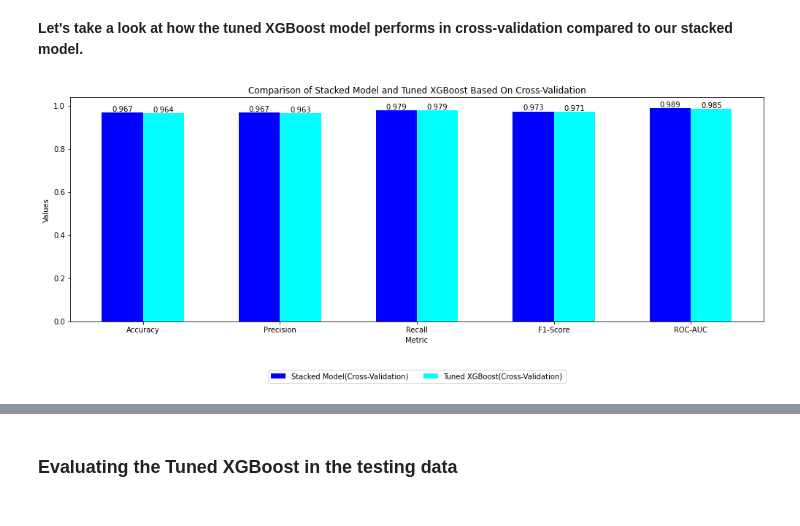
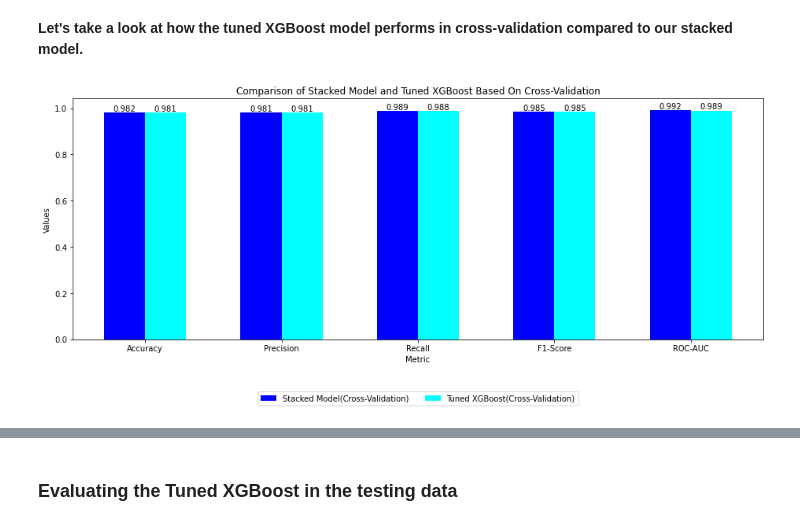
Before and after one commit to pmjustafort/construction-accident-nlp-predict, a Jupyter notebook: Modeling.ipynb, the cells around one changed output, grey strips where cells are left out. Saved outputs shown, nothing was run; the diff lists cells and outputs as text; code cells hidden in the pictures.

```diff
--- a/Modeling.ipynb
+++ b/Modeling.ipynb
@@ -959,20 +1003,20 @@ Standard Deviation of CV ROC-AUC of Best Stacked Model: 0.004435955082431837
 # %%
 # Converting models result to a data frame
 data = {
-    'Model': ["Logistic Regression", "Logistic Regression with Text", "Random Forest", "XGBoost", "Stacked", "Stacked (Tuned)"],
+    'Model': ["Logistic Regression with Text", "Random Forest with Text", "XGBoost", "Stacked", "Stacked (Tuned)"],
 
-    'Accuracy': [0.9128072445019406, 0.9552393272962483, 0.9570504527813712, 0.9611901681759379, 0.9671410090556275, 0.9668822768434671],
+    'Accuracy': [0.954980595084088, 0.9725743855109961, 0.9790426908150065, 0.9816300129366106, 0.9824062095730918],
 
-    'Precision': [0.9286706591270246, 0.9536312468491787, 0.9541853657716051, 0.9612257454982558,0.9674436512460872, 0.9654615236500457],
+    'Precision': [0.9536101063174943, 0.966575129333941, 0.9814665056548673, 0.9811227191972105, 0.9807421834190192],
 
-    'Recall': [0.9288986634177805, 0.974191959006701, 0.9767307485577096, 0.9758814992654173, 0.9792623714480237, 0.9809554950370873],
+    'Recall': [0.9737691260257284, 0.9894229046475795, 0.9843417422152149, 0.9889973841688464, 0.9906905077579102],
 
-    'F1-Score': [0.9286795413176885, 0.9637732531285247, 0.965299163522117, 0.9684866573657702, 0.9733054140943272, 0.9731398030304463],
+    'F1-Score': [0.963552744005348, 0.977847490823686, 0.9828903681268504, 0.9850389728089324, 0.9856867673428737],
 
-    'ROC-AUC': [0.9686962880110299, 0.9825400676054992, 0.986558699216957, 0.9858053526423648, 0.9888534400824506, 0.9889041510322552]
+    'ROC-AUC': [0.9825442805781789, 0.9886664806747583, 0.987892690347361, 0.9917764820910268, 0.9917835207756374]
 }
 
-models_result= pd.DataFrame(data)
+models_result = pd.DataFrame(data)
 # %%
 import matplotlib.pyplot as plt
 
@@ -1141,34 +1185,34 @@ The tuned XGBoost model exhibits exceptional performance across all metrics, mak
 # %%
 # The metrics and their values for both models based on cross-validation
 metrics = ['Accuracy', 'Precision', 'Recall', 'F1-Score', 'ROC-AUC']
-stacked_values = [0.9671410090556275, 0.9674436512460872, 0.9792623714480237, 0.9733054140943272, 0.9888534400824506]
-xgboost_values = [0.9642949547218629, 0.9633643246071852, 0.9788431217973985, 0.9710282741286479, 0.98508396937447]
+stacked_values = [0.9816300129366106, 0.9811227191972105, 0.98899738416884647, 0.9850389728089324, 0.9917764820910268]
+xgboost_values = [0.981112548512289, 0.981102544476348, 0.988149926541728, 0.9846076807795512, 0.9894951309365974]
 
 # Setting the width of the bars and the positions
 bar_width = 0.3
 index = np.arange(len(metrics))
 
 # Creating the plot
-plt.figure(figsize=(14, 6))
+plt.figure(figsize=(13, 6))
 bar1 = plt.bar(index, stacked_values, bar_width, label='Stacked Model(Cross-Validation)', color='blue', alpha=1)
 bar2 = plt.bar(index + bar_width, xgboost_values, bar_width, label='Tuned XGBoost(Cross-Validation)', color='cyan', alpha=1)
 
 # Inserting numbers
 for idx, rect in enumerate(bar1):
     height = rect.get_height()
     plt.text(rect.get_x() + rect.get_width()/2., height, '{:.3f}'.format(stacked_values[idx]), ha='center', va='bottom')
 
 for idx, rect in enumerate(bar2):
     height = rect.get_height()
     plt.text(rect.get_x() + rect.get_width()/2., height, '{:.3f}'.format(xgboost_values[idx]), ha='center', va='bottom')
 
 # Setting the labels, title, and legend
 plt.xlabel('Metric')
 plt.ylabel('Values')
 plt.title('Comparison of Stacked Model and Tuned XGBoost Based On Cross-Validation')
 plt.xticks(index + bar_width / 2, metrics)
 plt.legend(loc='upper center', bbox_to_anchor=(0.5, -0.2), ncol=2)
 plt.tight_layout()
 plt.show()
 # %% [output]
-[figure, old version]
+[figure, new version]
```
Also changed, not shown: parts of 54 cells of this notebook, 15 other files.
